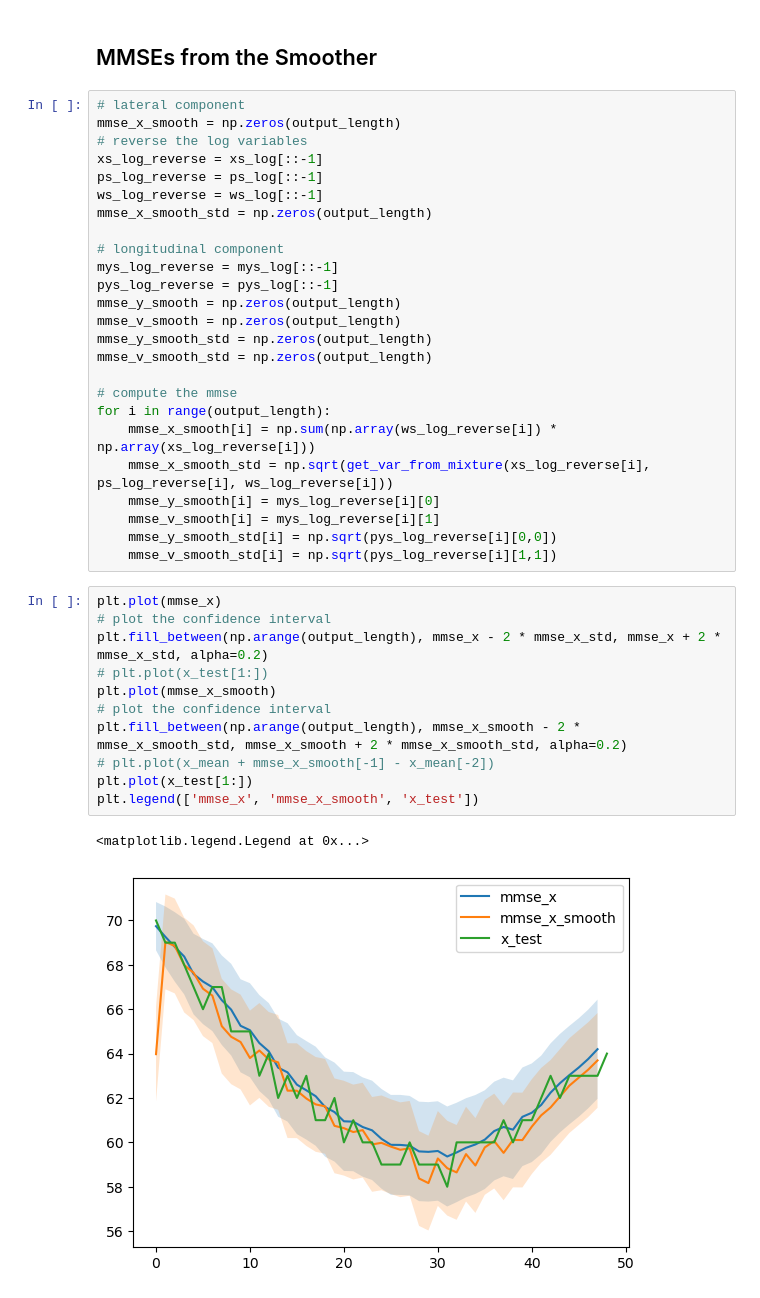
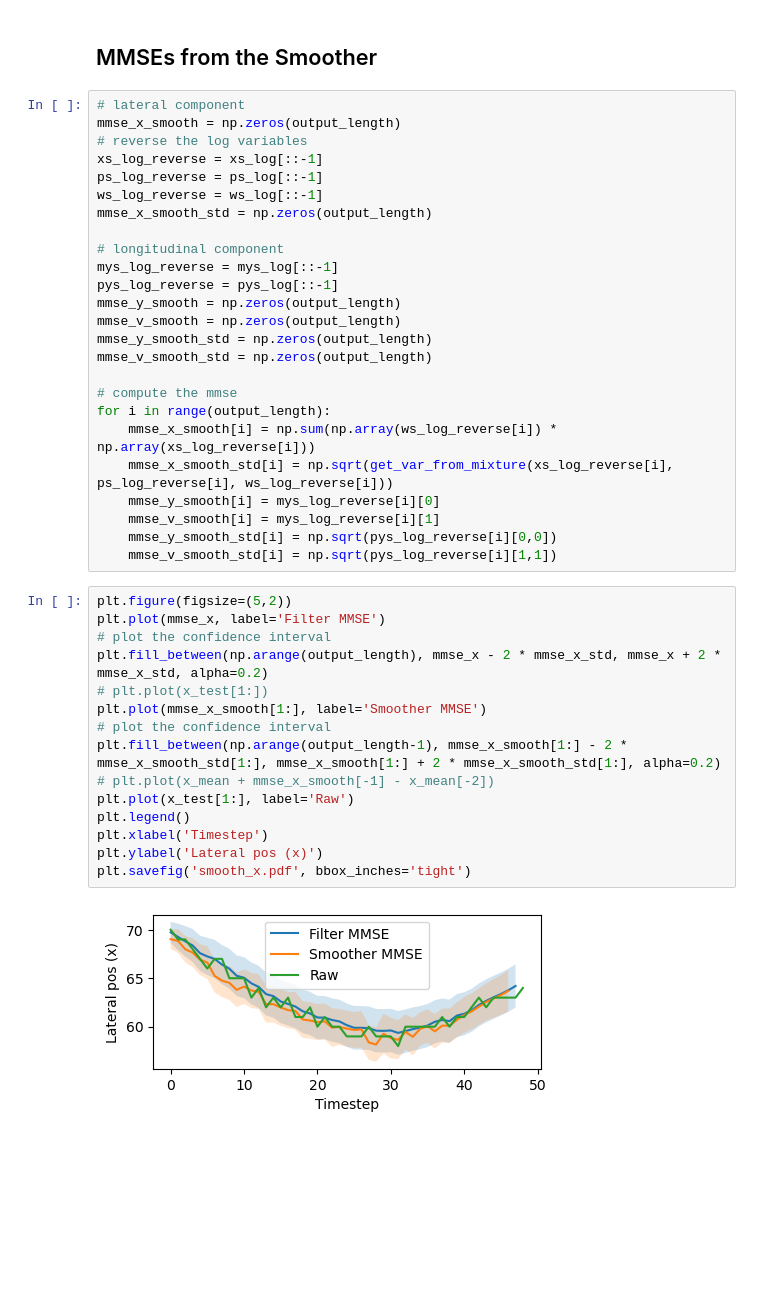
Before and after one commit to thinhhoang95/smoothie, a Jupyter notebook: SmoothIE_KLM_With_GMKF_KLM_Y_TF_PROTOTYPE.ipynb, the cells around one changed output. Cells and saved outputs as stored; diff of their text form; blank space fills up the shorter version.

```diff
--- a/SmoothIE_KLM_With_GMKF_KLM_Y_TF_PROTOTYPE.ipynb
+++ b/SmoothIE_KLM_With_GMKF_KLM_Y_TF_PROTOTYPE.ipynb
@@ -745,23 +771,26 @@ mmse_v_smooth_std = np.zeros(output_length)
 # compute the mmse
 for i in range(output_length):
     mmse_x_smooth[i] = np.sum(np.array(ws_log_reverse[i]) * np.array(xs_log_reverse[i]))
-    mmse_x_smooth_std = np.sqrt(get_var_from_mixture(xs_log_reverse[i], ps_log_reverse[i], ws_log_reverse[i]))
+    mmse_x_smooth_std[i] = np.sqrt(get_var_from_mixture(xs_log_reverse[i], ps_log_reverse[i], ws_log_reverse[i]))
     mmse_y_smooth[i] = mys_log_reverse[i][0]
     mmse_v_smooth[i] = mys_log_reverse[i][1]
     mmse_y_smooth_std[i] = np.sqrt(pys_log_reverse[i][0,0])
     mmse_v_smooth_std[i] = np.sqrt(pys_log_reverse[i][1,1])
 # %%
-plt.plot(mmse_x)
+plt.figure(figsize=(5,2))
+plt.plot(mmse_x, label='Filter MMSE')
 # plot the confidence interval
 plt.fill_between(np.arange(output_length), mmse_x - 2 * mmse_x_std, mmse_x + 2 * mmse_x_std, alpha=0.2)
 # plt.plot(x_test[1:])
-plt.plot(mmse_x_smooth)
+plt.plot(mmse_x_smooth[1:], label='Smoother MMSE')
 # plot the confidence interval
-plt.fill_between(np.arange(output_length), mmse_x_smooth - 2 * mmse_x_smooth_std, mmse_x_smooth + 2 * mmse_x_smooth_std, alpha=0.2)
+plt.fill_between(np.arange(output_length-1), mmse_x_smooth[1:] - 2 * mmse_x_smooth_std[1:], mmse_x_smooth[1:] + 2 * mmse_x_smooth_std[1:], alpha=0.2)
 # plt.plot(x_mean + mmse_x_smooth[-1] - x_mean[-2])
-plt.plot(x_test[1:])
-plt.legend(['mmse_x', 'mmse_x_smooth', 'x_test'])
+plt.plot(x_test[1:], label='Raw')
+plt.legend()
+plt.xlabel('Timestep')
+plt.ylabel('Lateral pos (x)')
+plt.savefig('smooth_x.pdf', bbox_inches='tight')
 # %% [output]
-<matplotlib.legend.Legend at 0x...>
-[figure, old version]
+[figure, new version]
 # %%
```
Also changed, not shown: parts of 7 cells of this notebook, 10 other files.
